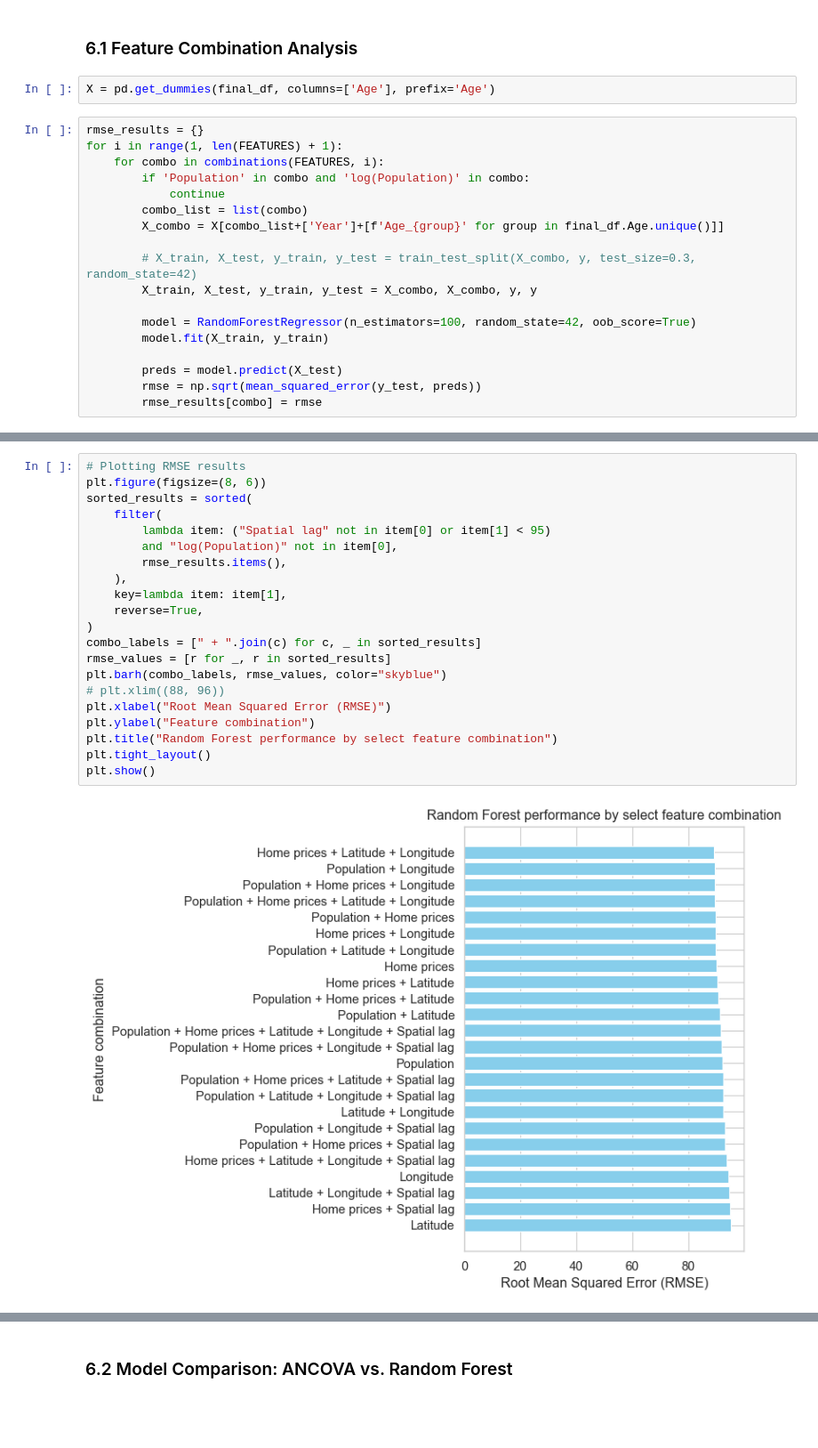
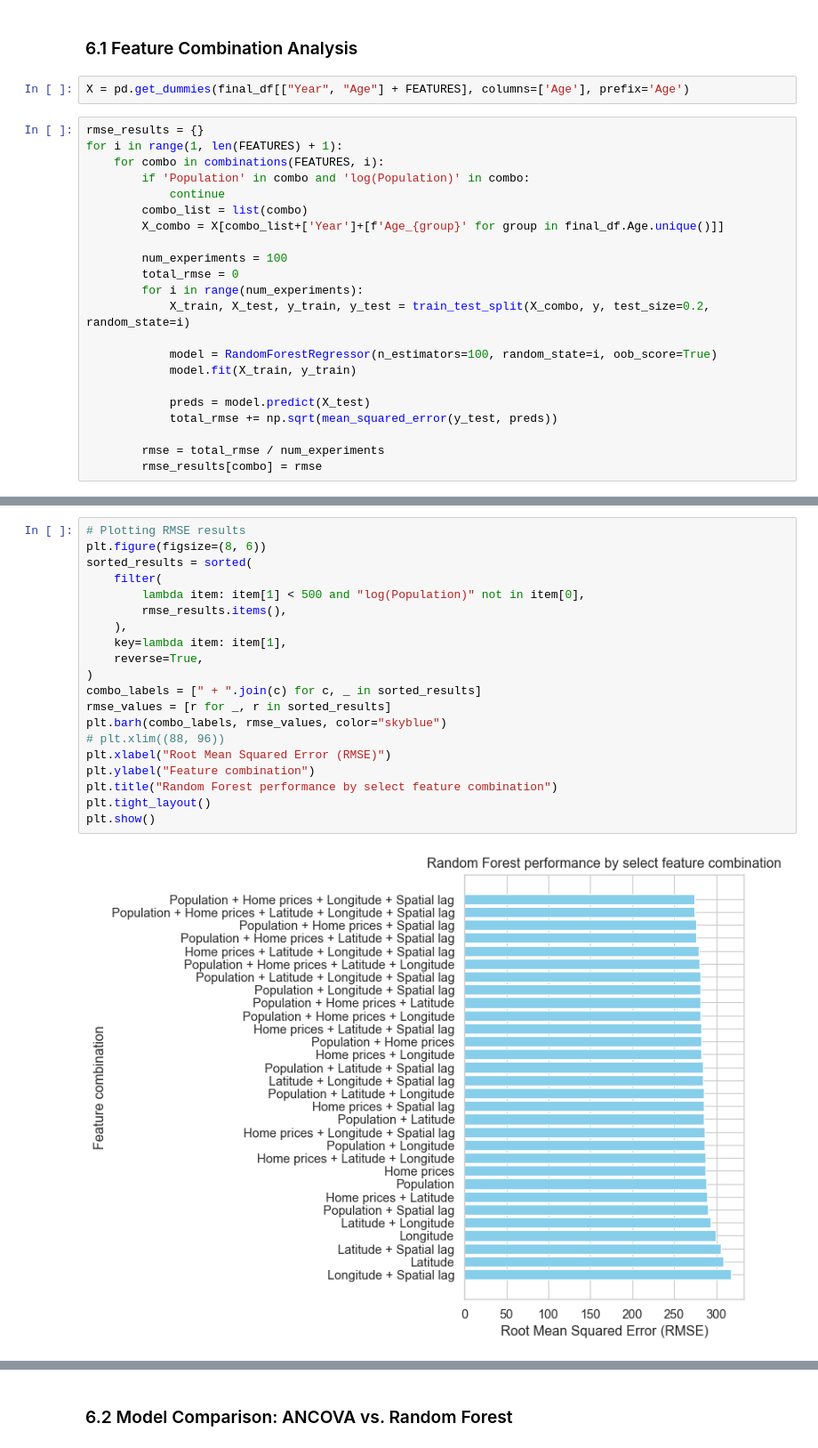
Before and after one commit to igoumiri/homelessness, a Jupyter notebook: paper.ipynb, the cells around one changed output, grey strips where cells are left out. Shown at 89% size. Drawn from its saved outputs; the diff is of its cells as text; blank space fills up the shorter version.

```diff
--- a/paper.ipynb
+++ b/paper.ipynb
@@ -335,7 +336,7 @@ y = final_df[TARGET]
 # %% [markdown]
 ### 6.1 Feature Combination Analysis
 # %%
-X = pd.get_dummies(final_df, columns=['Age'], prefix='Age')
+X = pd.get_dummies(final_df[["Year", "Age"] + FEATURES], columns=['Age'], prefix='Age')
 # %%
 rmse_results = {}
 for i in range(1, len(FEATURES) + 1):
@@ -345,14 +346,18 @@ for i in range(1, len(FEATURES) + 1):
         combo_list = list(combo)
         X_combo = X[combo_list+['Year']+[f'Age_{group}' for group in final_df.Age.unique()]]
 
-        # X_train, X_test, y_train, y_test = train_test_split(X_combo, y, test_size=0.3, random_state=42)
-        X_train, X_test, y_train, y_test = X_combo, X_combo, y, y
+        num_experiments = 100
+        total_rmse = 0
+        for i in range(num_experiments):
+            X_train, X_test, y_train, y_test = train_test_split(X_combo, y, test_size=0.2, random_state=i)
 
-        model = RandomForestRegressor(n_estimators=100, random_state=42, oob_score=True)
-        model.fit(X_train, y_train)
+            model = RandomForestRegressor(n_estimators=100, random_state=i, oob_score=True)
+            model.fit(X_train, y_train)
 
-        preds = model.predict(X_test)
-        rmse = np.sqrt(mean_squared_error(y_test, preds))
+            preds = model.predict(X_test)
+            total_rmse += np.sqrt(mean_squared_error(y_test, preds))
+
+        rmse = total_rmse / num_experiments
         rmse_results[combo] = rmse
 # %%
 # Plotting RMSE results
@@ -373,24 +378,23 @@ plt.show()
 # %%
 # Plotting RMSE results
 plt.figure(figsize=(8, 6))
 sorted_results = sorted(
     filter(
-        lambda item: ("Spatial lag" not in item[0] or item[1] < 95)
-        and "log(Population)" not in item[0],
+        lambda item: item[1] < 500 and "log(Population)" not in item[0],
         rmse_results.items(),
     ),
     key=lambda item: item[1],
     reverse=True,
 )
 combo_labels = [" + ".join(c) for c, _ in sorted_results]
 rmse_values = [r for _, r in sorted_results]
 plt.barh(combo_labels, rmse_values, color="skyblue")
 # plt.xlim((88, 96))
 plt.xlabel("Root Mean Squared Error (RMSE)")
 plt.ylabel("Feature combination")
 plt.title("Random Forest performance by select feature combination")
 plt.tight_layout()
 plt.show()
 # %% [output]
-[figure, old version]
+[figure, new version]
 # %%
```
Also changed, not shown: parts of 13 cells of this notebook.
